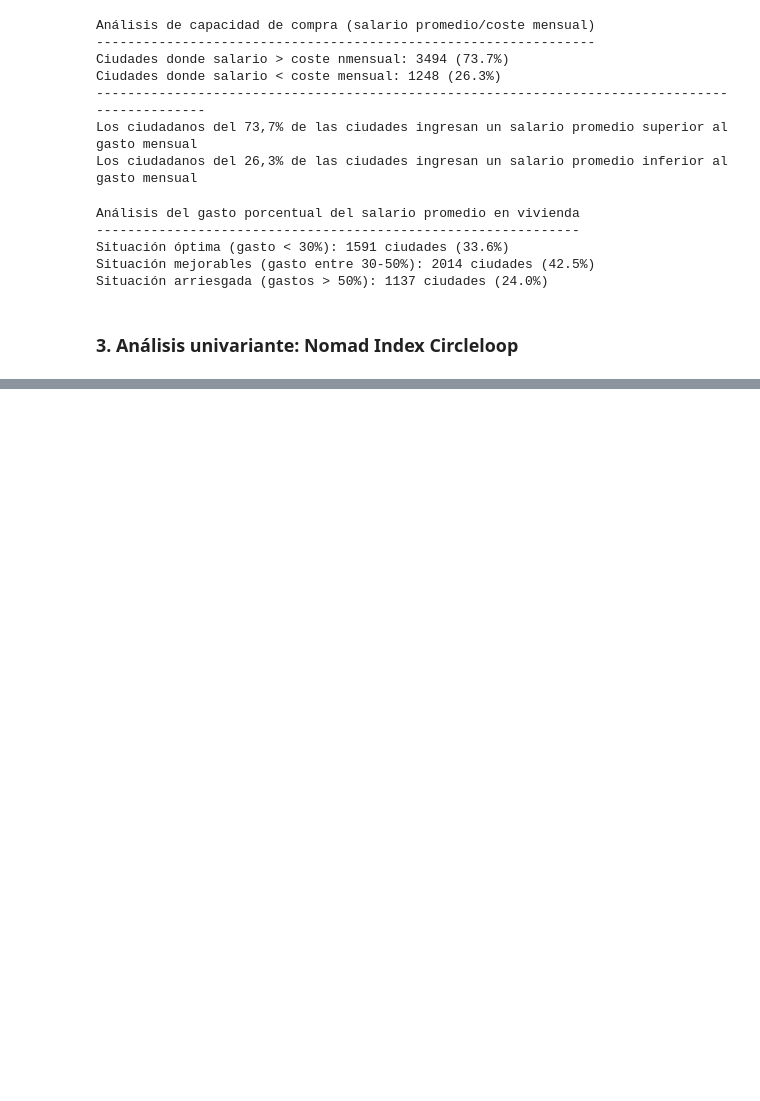
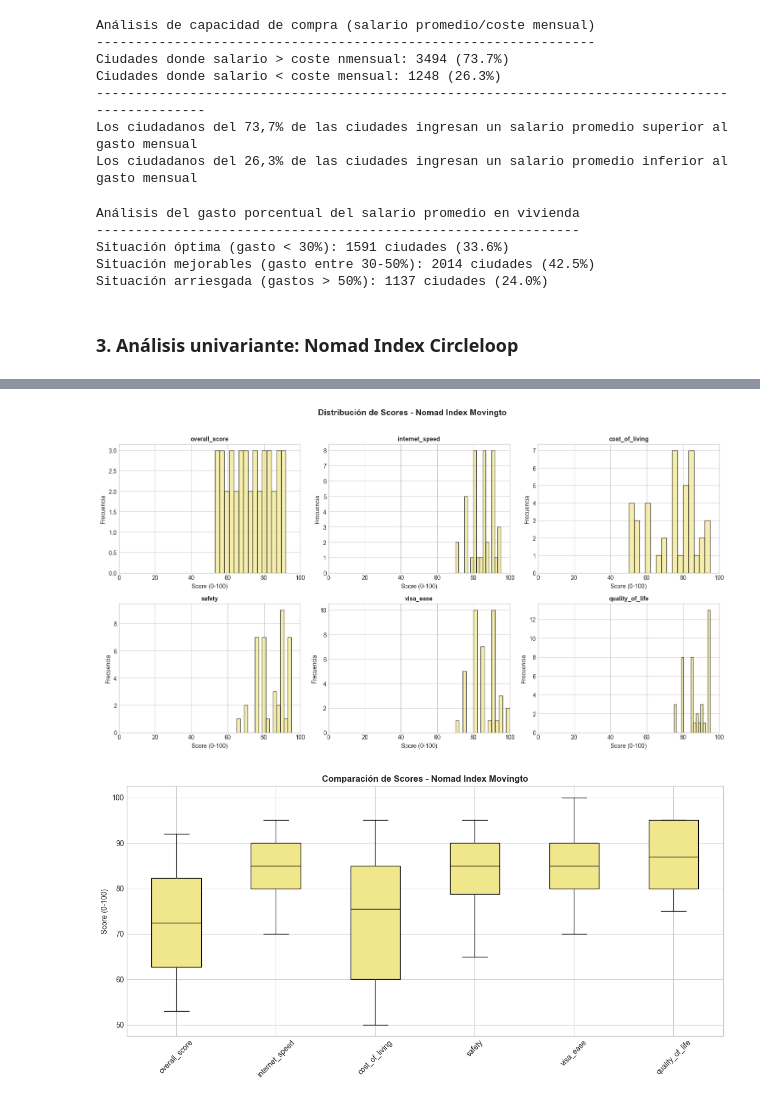
Before and after one commit to danielaaguirrej55-source/EDA-Nomadismo-Digital, a Jupyter notebook: src/notebooks/EDA-univariante_juanfcia_draft.ipynb, the cells around one changed output, grey strips where cells are left out. Drawn from its saved outputs; the diff is of its cells as text; code cells hidden in the pictures; blank space fills up the shorter version.

```diff
--- a/src/notebooks/EDA-univariante_juanfcia_draft.ipynb
+++ b/src/notebooks/EDA-univariante_juanfcia_draft.ipynb
@@ -454,0 +507,43 @@ plt.show()
+# %%
+# Creamos una lista de las variables principales del dataset de Nomad Index Movingto
+
+vars_scores = ['overall_score',
+               'internet_speed',
+               'cost_of_living',
+               'safety',
+               'visa_ease',
+               'quality_of_life'
+               ]
+
+# Histogramas para ver la distribución de toda la lista de variables clave
+
+fig, axes = plt.subplots(2, 3, figsize=(15, 8))
+axes = axes.flatten()
+
+for i, var in enumerate(vars_scores):
+    ax = axes[i]
+    df_movingto[var].hist(bins=15, ax=ax, color='khaki', edgecolor='black', alpha=0.7)
+    ax.set_title(var, fontsize=10, fontweight='bold')
+    ax.set_xlabel('Score (0-100)')
+    ax.set_ylabel('Frecuencia')
+    ax.set_xlim(0, 100)
+
+plt.suptitle('Distribución de Scores - Nomad Index Movingto', fontsize=14, fontweight='bold', y=1.02)
+plt.tight_layout()
+plt.show()
+
+# Mostramos los diagramas de caja para ver outliers en las mismas variables
+
+fig, ax = plt.subplots(figsize=(12, 6))
+df_movingto[vars_scores].boxplot(ax=ax,
+                    patch_artist=True,
+                    boxprops=dict(facecolor='khaki', color='black'),
+                    medianprops=dict(color='black'))
+ax.set_title('Comparación de Scores - Nomad Index Movingto', fontsize=12, fontweight='bold')
+ax.set_ylabel('Score (0-100)')
+ax.tick_params(axis='x', rotation=45)
+plt.tight_layout()
+plt.show()
+# %% [output]
+[figure, added]
+[figure, added]
```
Also changed, not shown: parts of 7 cells of this notebook.
